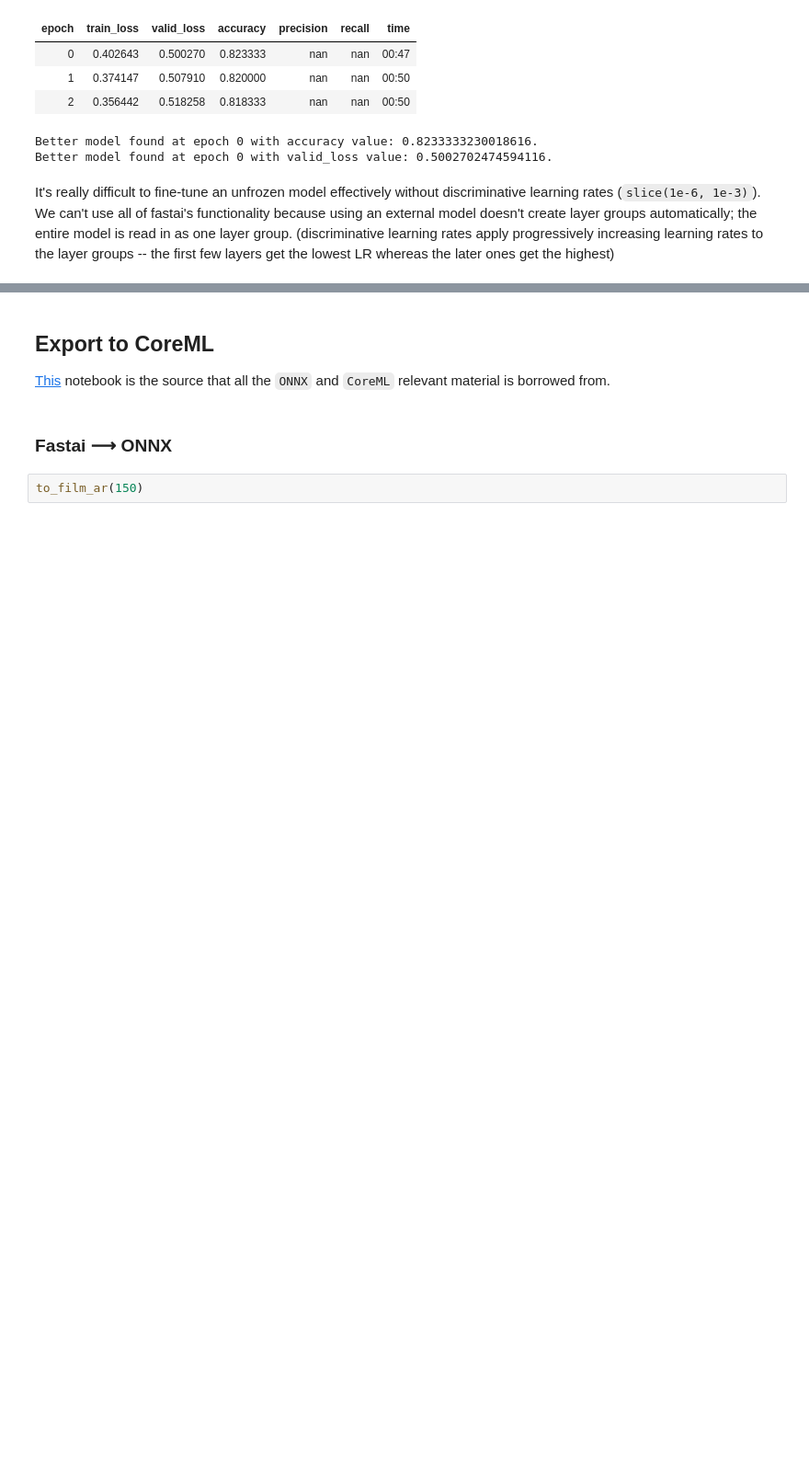
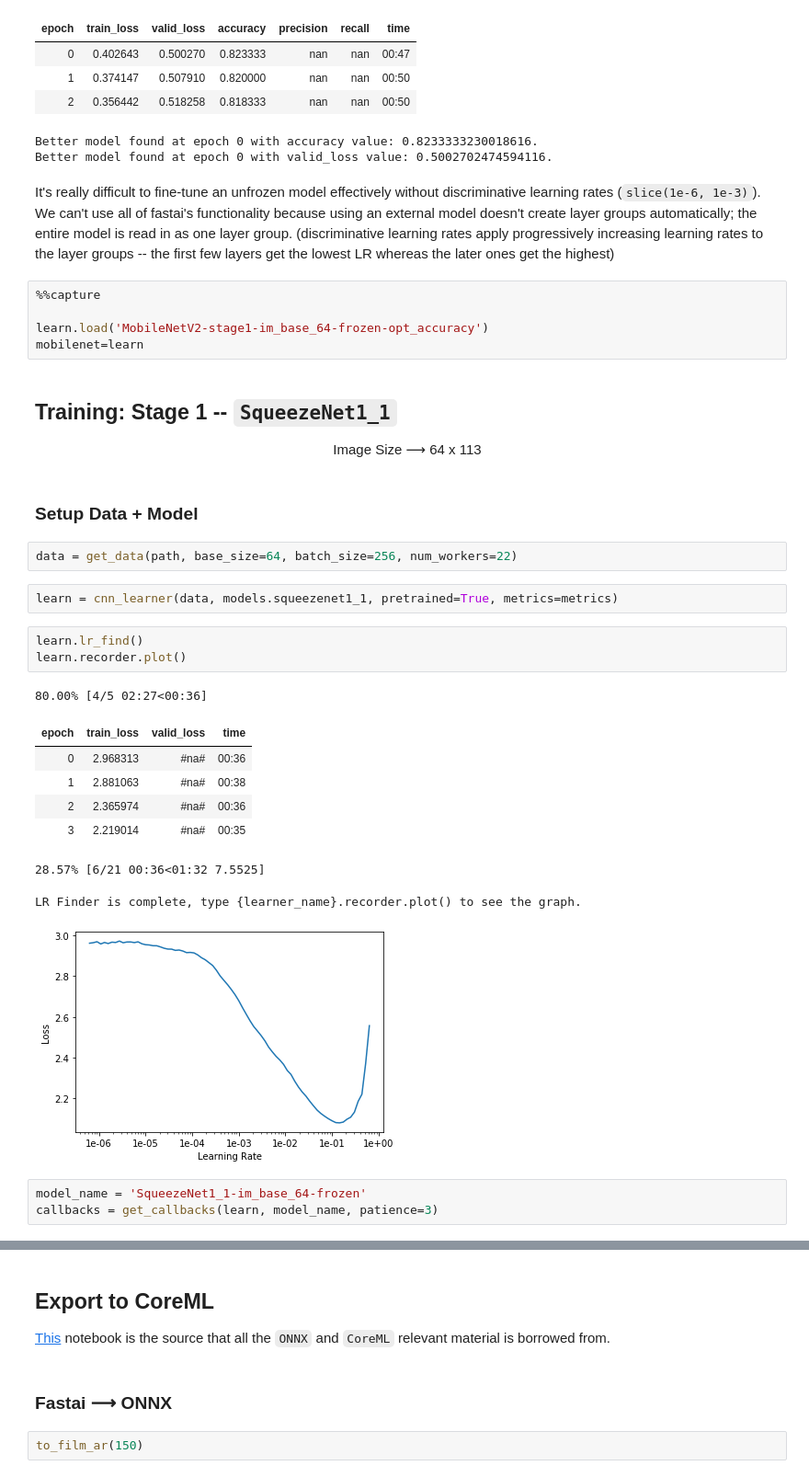
Before and after one commit to echorec/CinemaNet, a Jupyter notebook: nbs/MobileNet-SqueezeNet.ipynb, the cells around one changed output, grey strips where cells are left out. Shown at 92% size. Saved outputs shown, nothing was run; the diff lists cells and outputs as text; blank space fills up the shorter version.

Commit message:
trained a squeezenet1_1. mobilev2 > squeeze1_1

```diff
--- a/nbs/MobileNet-SqueezeNet.ipynb
+++ b/nbs/MobileNet-SqueezeNet.ipynb
@@ -284,3 +284,34 @@ Better model found at epoch 0 with valid_loss value: 0.5002702474594116.
 # %% [markdown]
 It's really difficult to fine-tune an unfrozen model effectively without discriminative learning rates (`slice(1e-6, 1e-3)`). <br>
 We can't use all of fastai's functionality because using an external model doesn't create layer groups automatically; the entire model is read in as one layer group. (discriminative learning rates apply progressively increasing learning rates to the layer groups -- the first few layers get the lowest LR whereas the later ones get the highest)
+# %%
+%%capture
+
+learn.load('MobileNetV2-stage1-im_base_64-frozen-opt_accuracy')
+mobilenet=learn
+# %% [markdown]
+## Training: Stage 1 -- `SqueezeNet1_1`
+
+<center>Image Size ⟶ 64 x 113 </center>
+# %% [markdown]
+### Setup Data + Model
+# %%
+data = get_data(path, base_size=64, batch_size=256, num_workers=22)
+# %%
+learn = cnn_learner(data, models.squeezenet1_1, pretrained=True, metrics=metrics)
+# %%
+learn.lr_find()
+learn.recorder.plot()
+# %% [output]
+80.00% [4/5 02:27<00:36]
+| epoch | train_loss | valid_loss | time |
+| 0 | 2.968313 | #na# | 00:36 |
+| 1 | 2.881063 | #na# | 00:38 |
+| 2 | 2.365974 | #na# | 00:36 |
+| 3 | 2.219014 | #na# | 00:35 |
+28.57% [6/21 00:36<01:32 7.5525]
+LR Finder is complete, type {learner_name}.recorder.plot() to see the graph.
+[figure, added]
+# %%
+model_name = 'SqueezeNet1_1-im_base_64-frozen'
+callbacks = get_callbacks(learn, model_name, patience=3)
```
Also changed, not shown: parts of 5 cells of this notebook.
